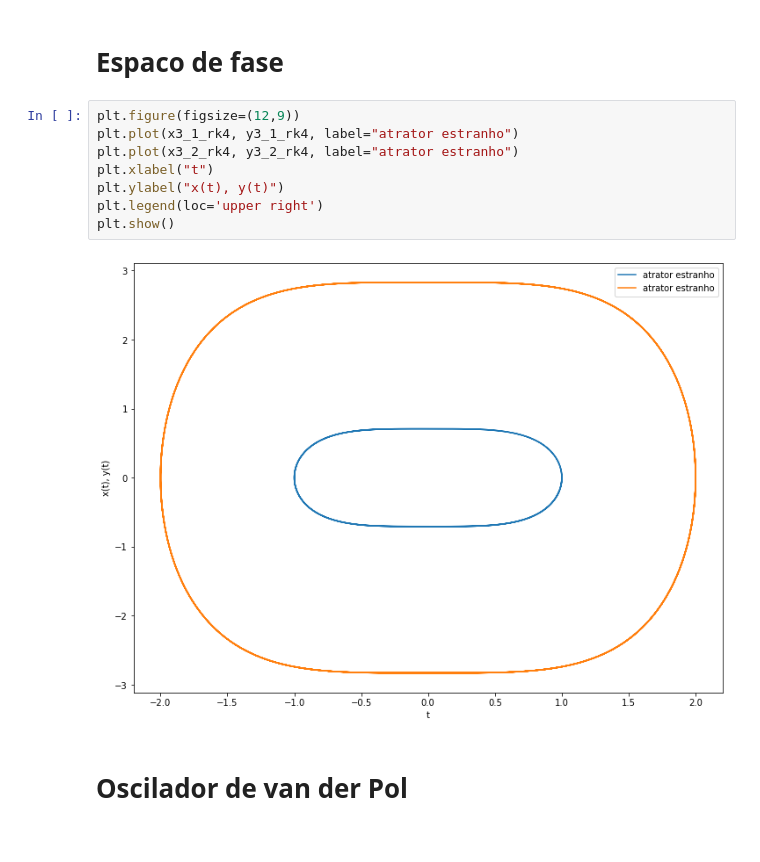
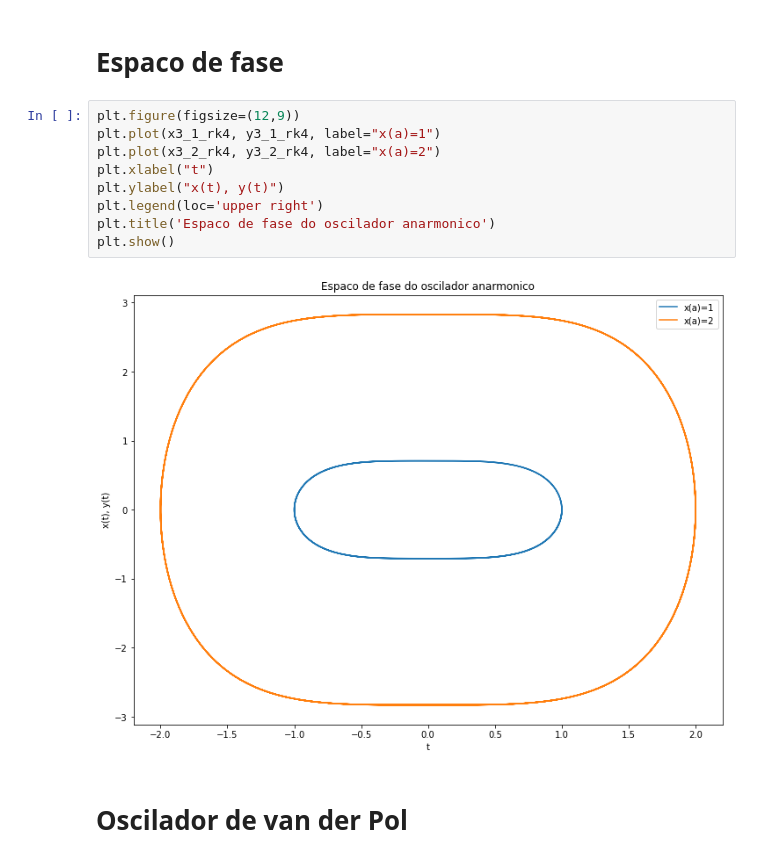
Before and after one commit to felipe-gm/-ifusp_fiscomp_2, a Jupyter notebook: 2020_03_25/Questao3.ipynb, the cells around one changed output. Drawn from its saved outputs; the diff is of its cells as text.

```diff
--- a/2020_03_25/Questao3.ipynb
+++ b/2020_03_25/Questao3.ipynb
@@ -152,14 +155,15 @@ plt.show()
 # Espaco de fase
 # %%
 plt.figure(figsize=(12,9))
-plt.plot(x3_1_rk4, y3_1_rk4, label="atrator estranho")
-plt.plot(x3_2_rk4, y3_2_rk4, label="atrator estranho")
+plt.plot(x3_1_rk4, y3_1_rk4, label="x(a)=1")
+plt.plot(x3_2_rk4, y3_2_rk4, label="x(a)=2")
 plt.xlabel("t")
 plt.ylabel("x(t), y(t)")
 plt.legend(loc='upper right')
+plt.title('Espaco de fase do oscilador anarmonico')
 plt.show()
 # %% [output]
-[figure, old version]
+[figure, new version]
 # %% [markdown]
 # Oscilador de van der Pol
 # %%
```
Also changed, not shown: parts of 5 cells of this notebook.
